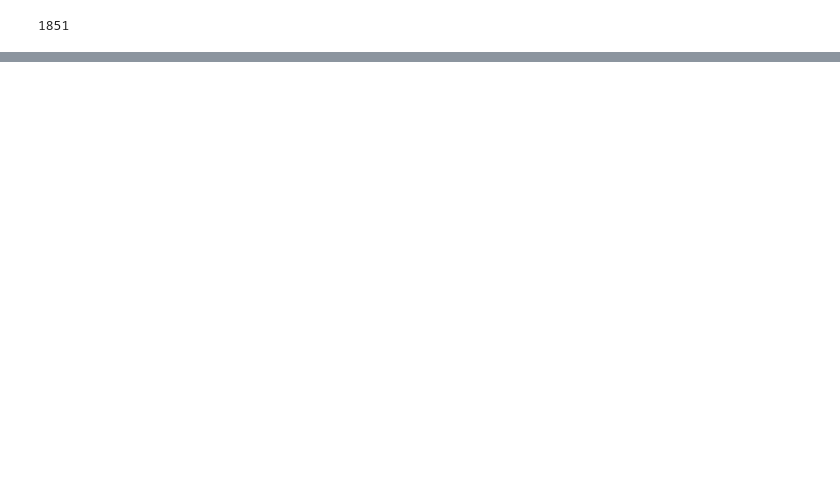
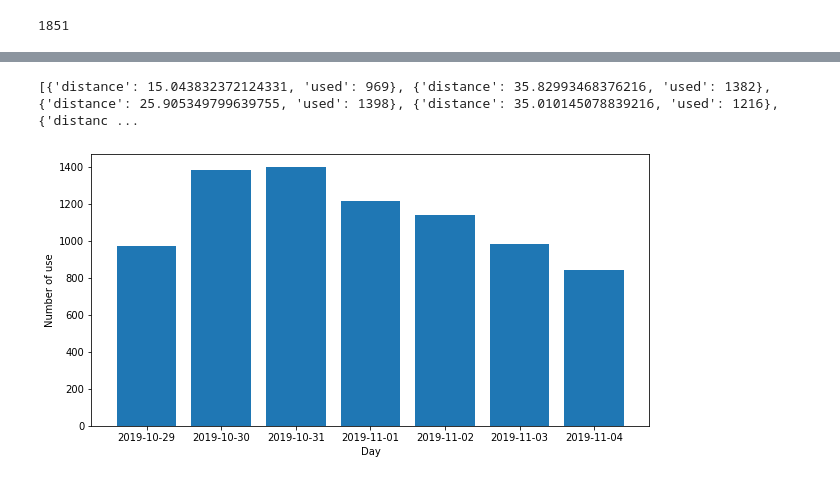
Before and after one commit to marwin1991/electircScootersDataCollector, a Jupyter notebook: charts.ipynb, the cells around one changed output, grey strips where cells are left out. Drawn from its saved outputs; the diff is of its cells as text; code cells hidden in the pictures; blank space fills up the shorter version.

Commit message:
charts

```diff
--- a/charts.ipynb
+++ b/charts.ipynb
@@ -104,0 +107,24 @@ ID number : 1 of 919
+# %%
+import matplotlib.pyplot as plt
+
+print(result)
+result_used = list()
+result_distance = list()
+
+for res in result:
+    result_used.append(res.get("used"))
+    result_distance.append(res.get("distance"))
+
+
+x = days
+y = result_used
+plt.figure(figsize=(10,5))
+plt.bar(x, y)
+plt.ylabel("Number of use")
+plt.xlabel("Day")
+plt.title("")
+#plt.xticks(np.arange(len(days)), [day[5:] for day in days])
+plt.show()
+# %% [output]
+[{'distance': 15.043832372124331, 'used': 969}, {'distance': 35.82993468376216, 'used': 1382}, {'distance': 25.905349799639755, 'used': 1398}, {'distance': 35.010145078839216, 'used': 1216}, {'distanc ...
+[figure, added]
```
Also changed, not shown: parts of 3 cells of this notebook, 4 other files.
